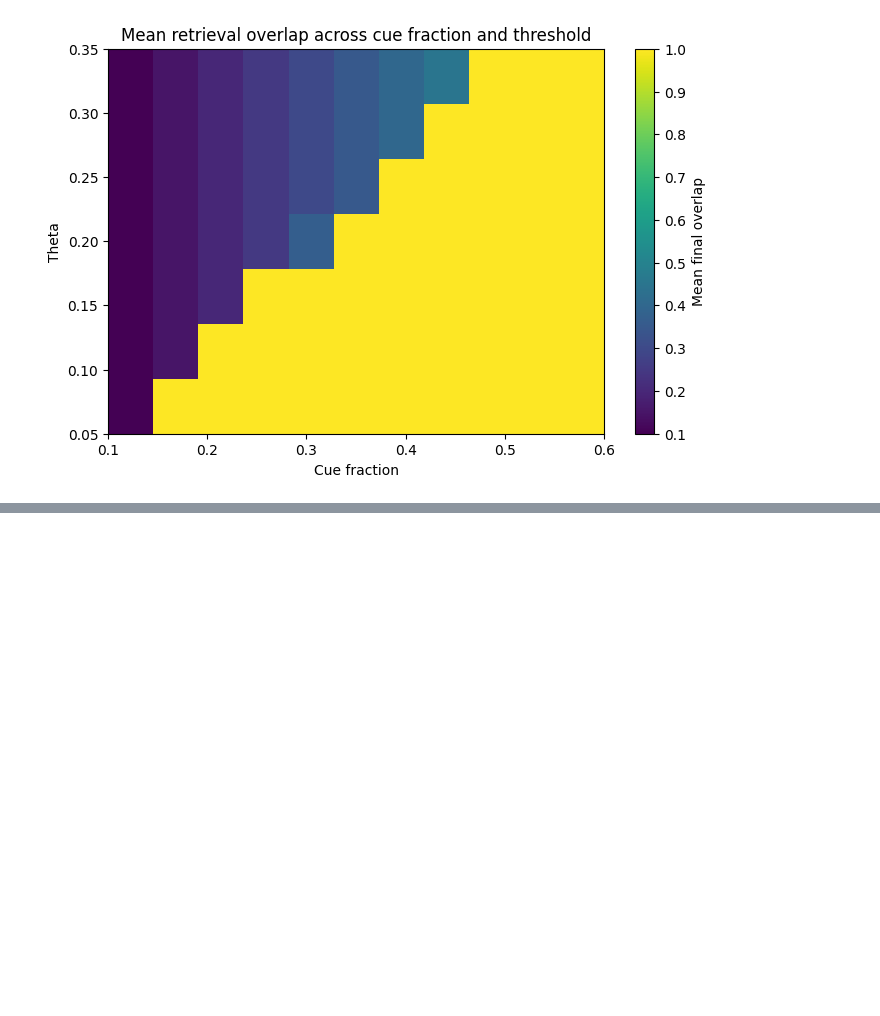
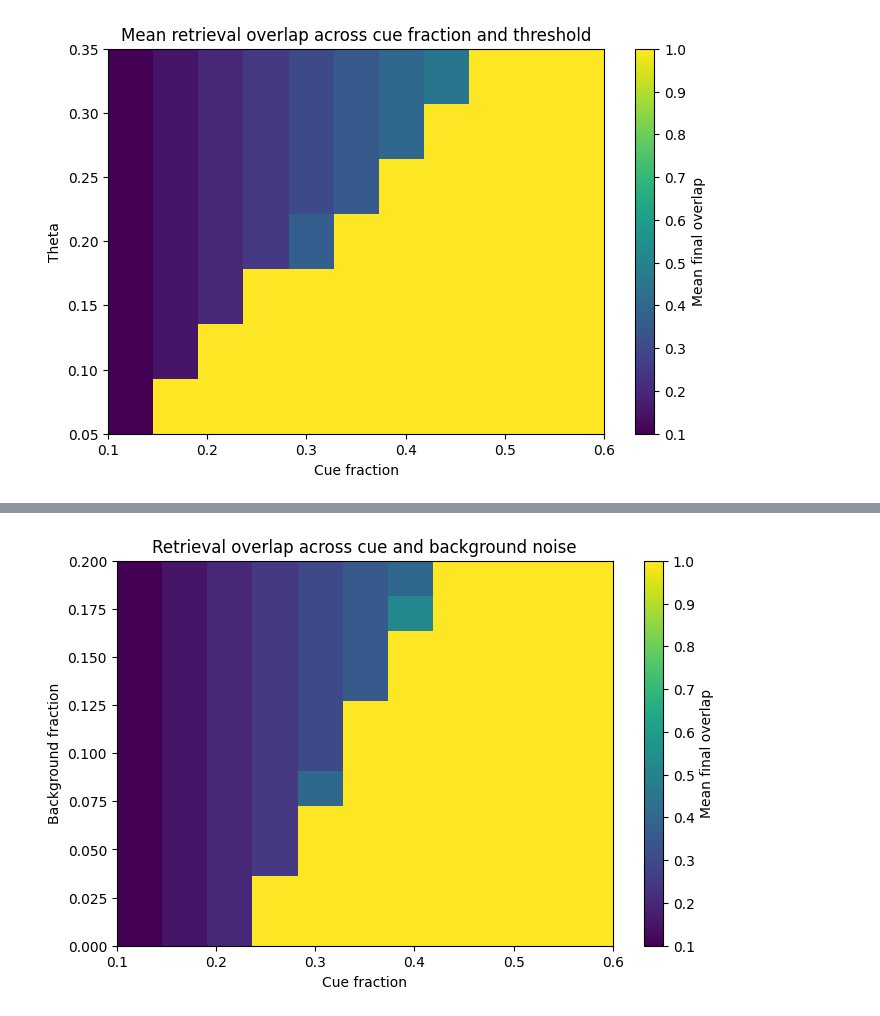
Before and after one commit to armaanfallahi/engram-hopfield, a Jupyter notebook: notebooks/01_initialmetrics.ipynb, the cells around one changed output, grey strips where cells are left out. Saved outputs shown, nothing was run; the diff lists cells and outputs as text; code cells hidden in the pictures; blank space fills up the shorter version.

Commit message:
added characterizations of background noise, decision boundaries,  and first storage of multiple memories

```diff
--- a/notebooks/01_initialmetrics.ipynb
+++ b/notebooks/01_initialmetrics.ipynb
@@ -516,0 +576,20 @@ plt.show()
+# %%
+plt.figure(figsize=(8, 5))
+plt.imshow(
+    mean_overlap_heatmap_bg,
+    aspect="auto",
+    origin="lower",
+    extent=[
+        cue_fractions.min(),
+        cue_fractions.max(),
+        background_fractions.min(),
+        background_fractions.max(),
+    ],
+)
+plt.colorbar(label="Mean final overlap")
+plt.xlabel("Cue fraction")
+plt.ylabel("Background fraction")
+plt.title("Retrieval overlap across cue and background noise")
+plt.show()
+# %% [output]
+[figure, added]
```
Also changed, not shown: parts of 11 cells of this notebook.
